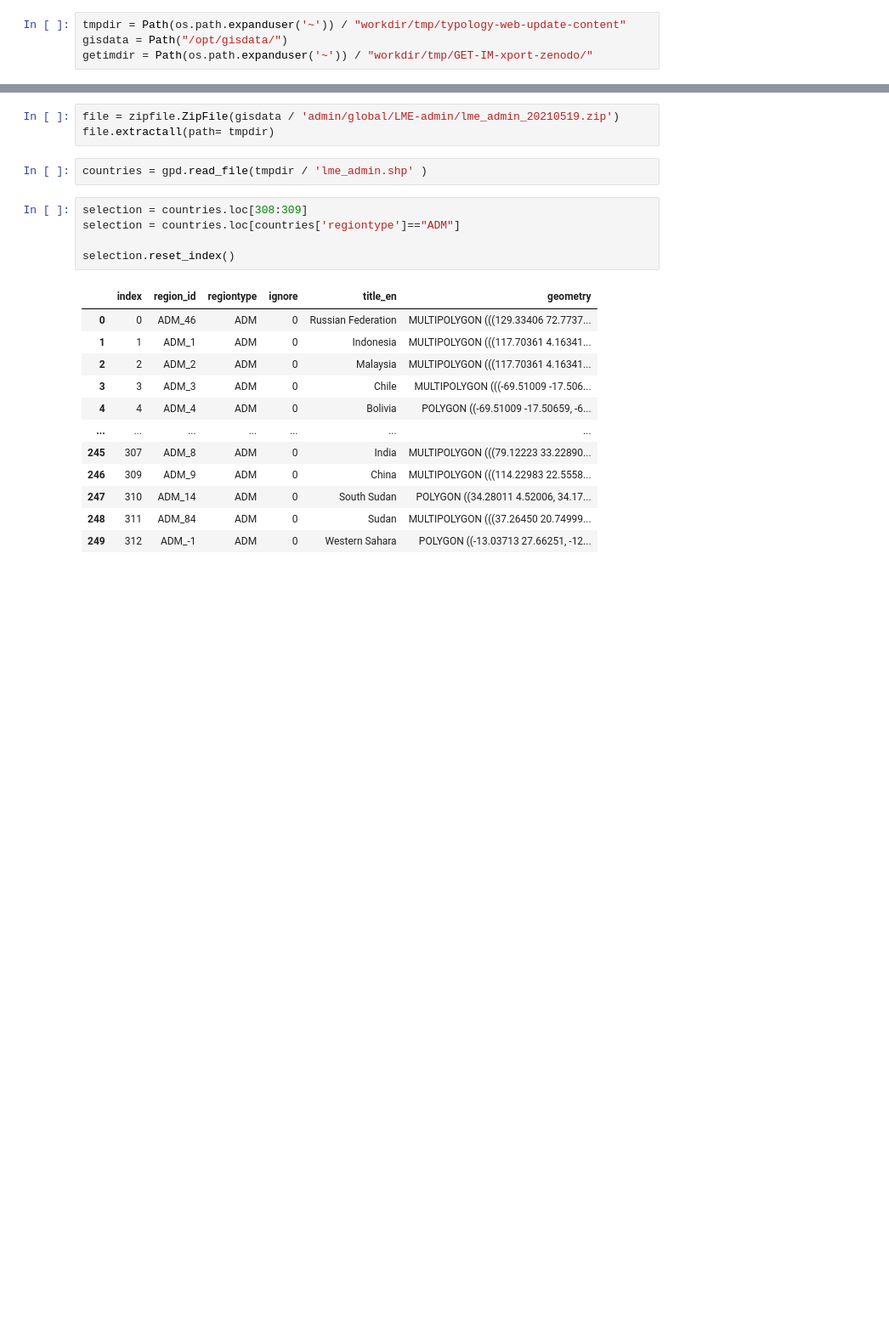
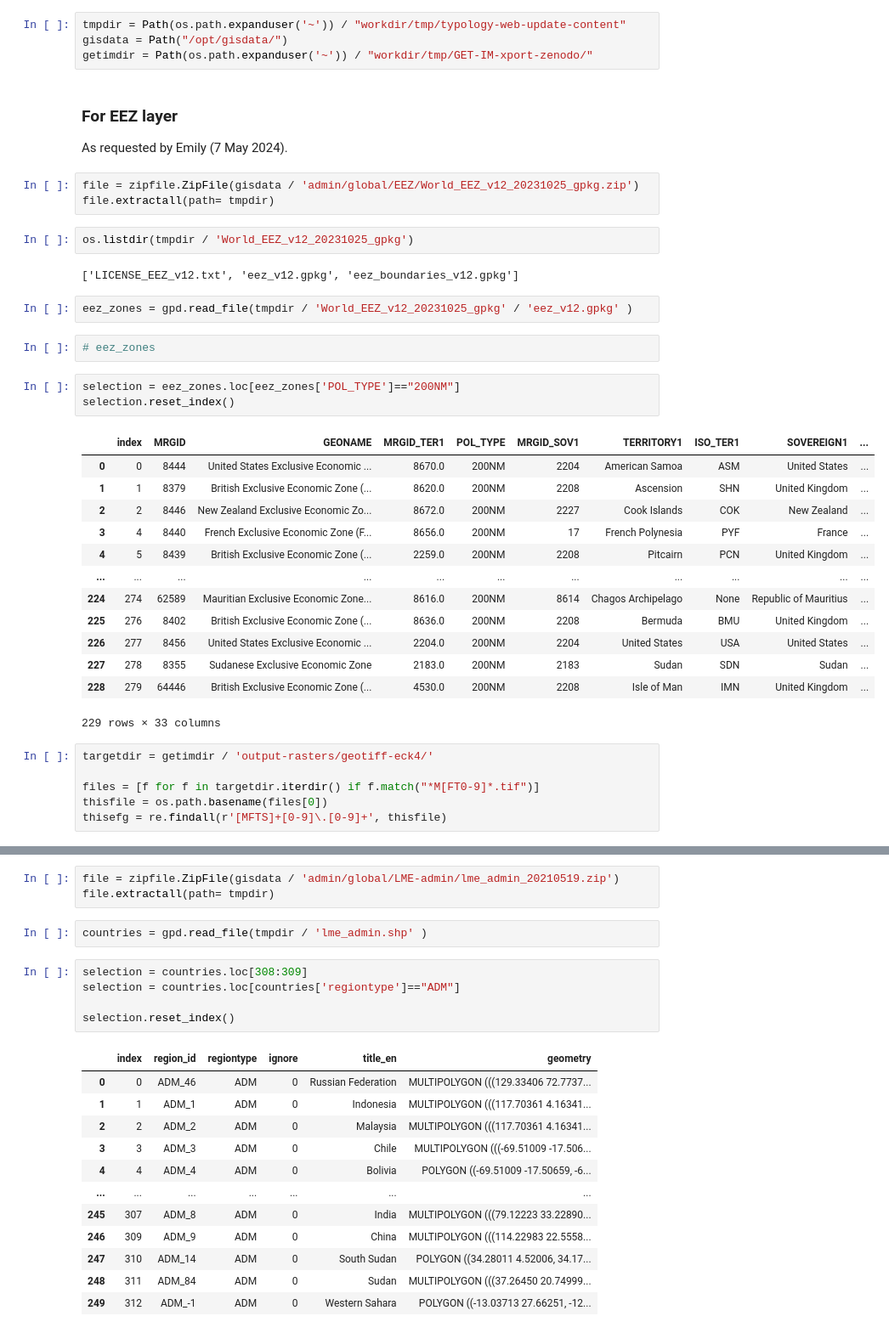
Before and after one commit to red-list-ecosystem/typology-web-update-content, a Jupyter notebook: python/Update-raster-stats-per-country.ipynb, the cells around one changed output, grey strips where cells are left out. Shown at 85% size. Saved outputs shown, nothing was run; the diff lists cells and outputs as text; blank space fills up the shorter version.

```diff
--- a/python/Update-raster-stats-per-country.ipynb
+++ b/python/Update-raster-stats-per-country.ipynb
@@ -16,3 +28,40 @@ from rasterstats import zonal_stats
 tmpdir = Path(os.path.expanduser('~')) / "workdir/tmp/typology-web-update-content"
 gisdata = Path("/opt/gisdata/")
 getimdir = Path(os.path.expanduser('~')) / "workdir/tmp/GET-IM-xport-zenodo/"
+# %% [markdown]
+### For EEZ layer
+As requested by Emily (7 May 2024).
+# %%
+file = zipfile.ZipFile(gisdata / 'admin/global/EEZ/World_EEZ_v12_20231025_gpkg.zip')
+file.extractall(path= tmpdir)
+# %%
+os.listdir(tmpdir / 'World_EEZ_v12_20231025_gpkg')
+# %% [output]
+['LICENSE_EEZ_v12.txt', 'eez_v12.gpkg', 'eez_boundaries_v12.gpkg']
+# %%
+eez_zones = gpd.read_file(tmpdir / 'World_EEZ_v12_20231025_gpkg' / 'eez_v12.gpkg' )
+# %%
+# eez_zones
+# %%
+selection = eez_zones.loc[eez_zones['POL_TYPE']=="200NM"]
+selection.reset_index()
+# %% [output]
+|  | index | MRGID | GEONAME | MRGID_TER1 | POL_TYPE | MRGID_SOV1 | TERRITORY1 | ISO_TER1 | SOVEREIGN1 | ... |
+| 0 | 0 | 8444 | United States Exclusive Economic ... | 8670.0 | 200NM | 2204 | American Samoa | ASM | United States | ... |
+| 1 | 1 | 8379 | British Exclusive Economic Zone (... | 8620.0 | 200NM | 2208 | Ascension | SHN | United Kingdom | ... |
+| 2 | 2 | 8446 | New Zealand Exclusive Economic Zo... | 8672.0 | 200NM | 2227 | Cook Islands | COK | New Zealand | ... |
+| 3 | 4 | 8440 | French Exclusive Economic Zone (F... | 8656.0 | 200NM | 17 | French Polynesia | PYF | France | ... |
+| 4 | 5 | 8439 | British Exclusive Economic Zone (... | 2259.0 | 200NM | 2208 | Pitcairn | PCN | United Kingdom | ... |
+| ... | ... | ... | ... | ... | ... | ... | ... | ... | ... | ... |
+| 224 | 274 | 62589 | Mauritian Exclusive Economic Zone... | 8616.0 | 200NM | 8614 | Chagos Archipelago | None | Republic of Mauritius | ... |
+| 225 | 276 | 8402 | British Exclusive Economic Zone (... | 8636.0 | 200NM | 2208 | Bermuda | BMU | United Kingdom | ... |
+| 226 | 277 | 8456 | United States Exclusive Economic ... | 2204.0 | 200NM | 2204 | United States | USA | United States | ... |
+| 227 | 278 | 8355 | Sudanese Exclusive Economic Zone | 2183.0 | 200NM | 2183 | Sudan | SDN | Sudan | ... |
+| 228 | 279 | 64446 | British Exclusive Economic Zone (... | 4530.0 | 200NM | 2208 | Isle of Man | IMN | United Kingdom | ... |
+229 rows × 33 columns
+# %%
+targetdir = getimdir / 'output-rasters/geotiff-eck4/'
+
+files = [f for f in targetdir.iterdir() if f.match("*M[FT0-9]*.tif")]
+thisfile = os.path.basename(files[0])
+thisefg = re.findall(r'[MFTS]+[0-9]\.[0-9]+', thisfile)
```
Also changed, not shown: parts of 30 cells of this notebook, 3 other files.
